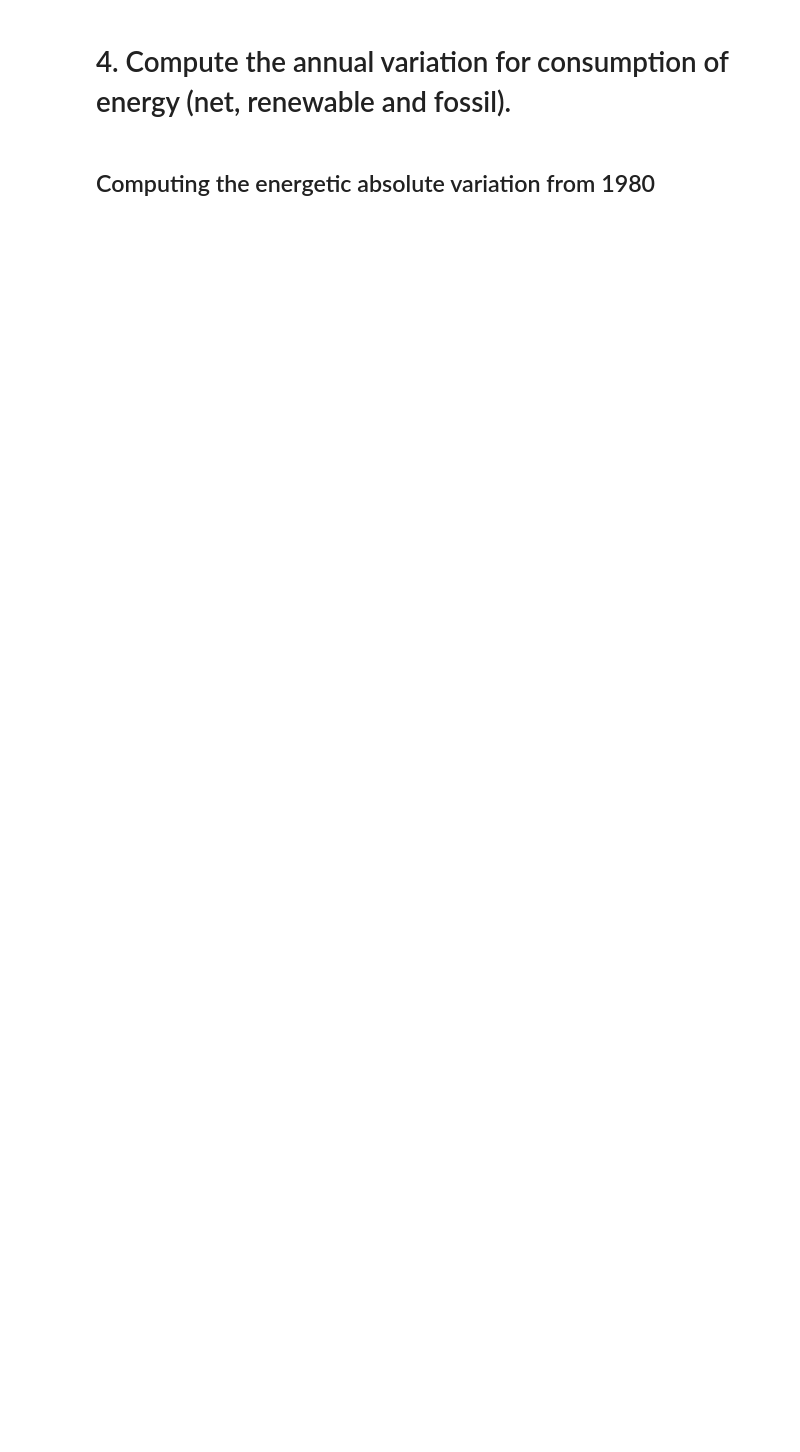
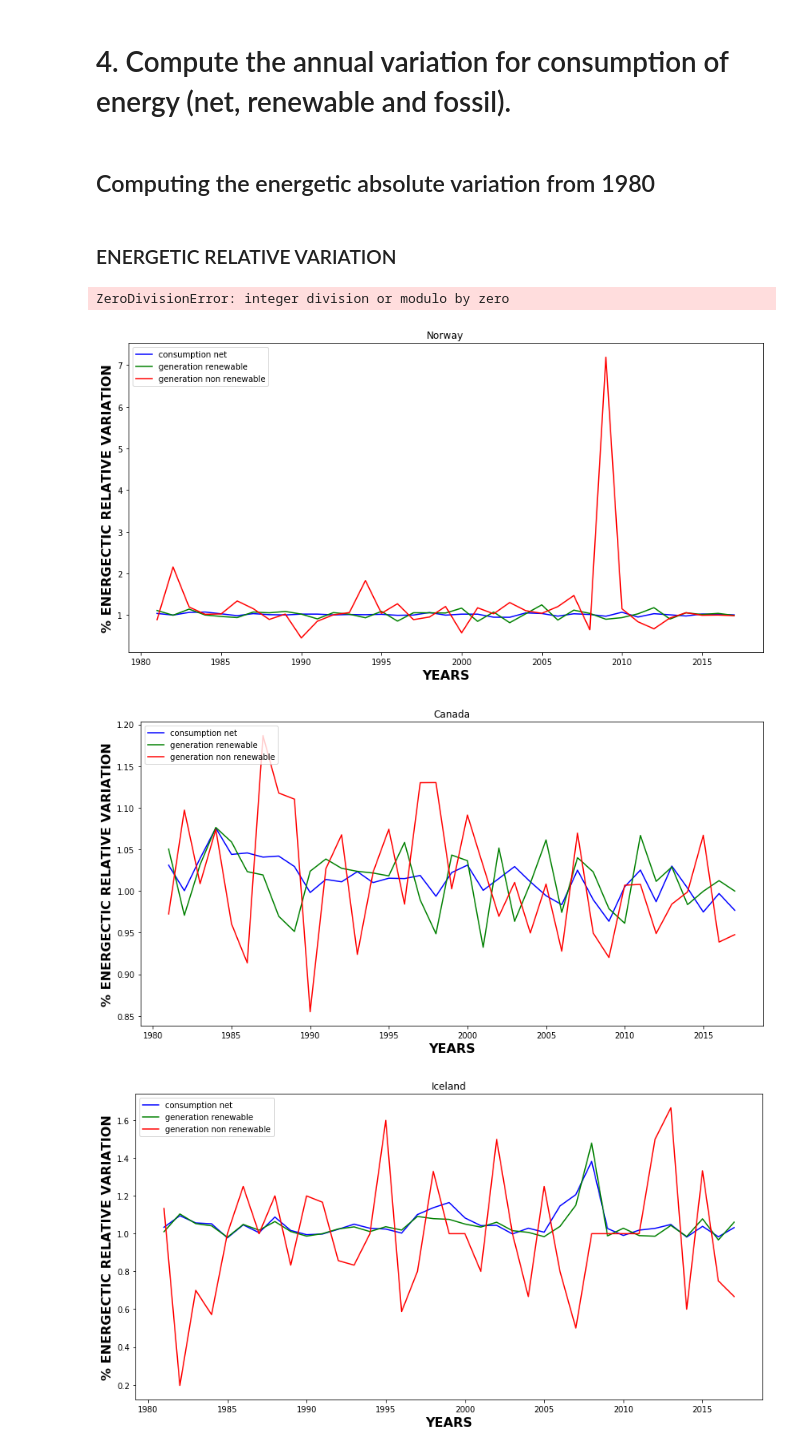
Before and after one commit to rubenmartinezlorente/Project-Week-8-Final-Project, a Jupyter notebook: your-project/2.data_analysis.ipynb, the cells around one changed output. Cells and saved outputs as stored; diff of their text form; code cells hidden in the pictures; blank space fills up the shorter version.

Commit message:
energy relative variationes calculated and their plots

```diff
--- a/your-project/2.data_analysis.ipynb
+++ b/your-project/2.data_analysis.ipynb
@@ -122,3 +149,34 @@ ratio.ratio_clean_generation.T
 # 4. Compute the annual variation for consumption of energy (net, renewable and fossil).
 # %% [markdown]
 ## Computing the energetic absolute variation  from 1980
+# %%
+def absolute_variation(s):
+    return (s / s[0])
+
+def relative_variation(s):
+    rel = []
+    for x in range(0,len(s) - 1):
+        if x == 0:
+            rel.append(s[0])
+        rel.append((s.iloc[x+1]/s.iloc[x]))
+    return pd.Series(rel)
+# %% [markdown]
+###  ENERGETIC RELATIVE VARIATION
+# %%
+##CONSUMPTION
+relative_variation_consumption = consumption.apply(relative_variation,axis=1)
+relative_variation_consumption.columns = consumption.columns
+relative_variation_consumption.dropna(inplace=True)
+relative_variation_consumption.drop('1980',axis=1, inplace=True)
+
+##RENEWABLE GENERATION
+relative_variation_renewable = generation_renewable.apply(relative_variation,axis=1)
+relative_variation_renewable.columns = consumption.columns
+relative_variation_renewable.dropna(inplace=True)
+relative_variation_renewable.drop('1980',axis=1, inplace=True)
+##NON RENEWABLE GENERATION
+
+relative_variation_norenewable = generation_norenewable.apply(relative_variation,axis=1)
+relative_variation_norenewable.columns = consumption.columns
+relative_variation_norenewable.dropna(inplace=True)
+relative_variation_norenewable.drop('1980',axis=1, inplace=True)
@@ -124,0 +185,19 @@ ratio.ratio_clean_generation.T
+# %%
+t = np.arange(1981,2018,1)
+
+for item in countries:
+    fig,ax = plt.subplots(1, figsize=(14,7))
+    plt.plot(t,relative_variation_consumption[item:item].T, 'b', label= 'consumption net')
+    plt.plot(t,relative_variation_renewable[item:item].T, 'g', label= 'generation renewable')
+    plt.plot(t,relative_variation_norenewable[item:item].T, 'r', label= 'generation non renewable')
+    plt.legend = ax.legend(loc='upper left')
+    plt.xlabel('YEARS',fontsize=16,fontweight='bold')
+    plt.ylabel('% ENERGECTIC RELATIVE VARIATION',fontsize=16,fontweight='bold')
+    plt.title(item)
+    fig.savefig(f'../explored_data/plots_energetic_relative_variation/{item}.png')
+plt.show()
+# %% [output]
+ZeroDivisionError: integer division or modulo by zero
+[figure, added]
+[figure, added]
+[figure, added]
```
Also changed, not shown: parts of 15 cells of this notebook, 6 other files.
